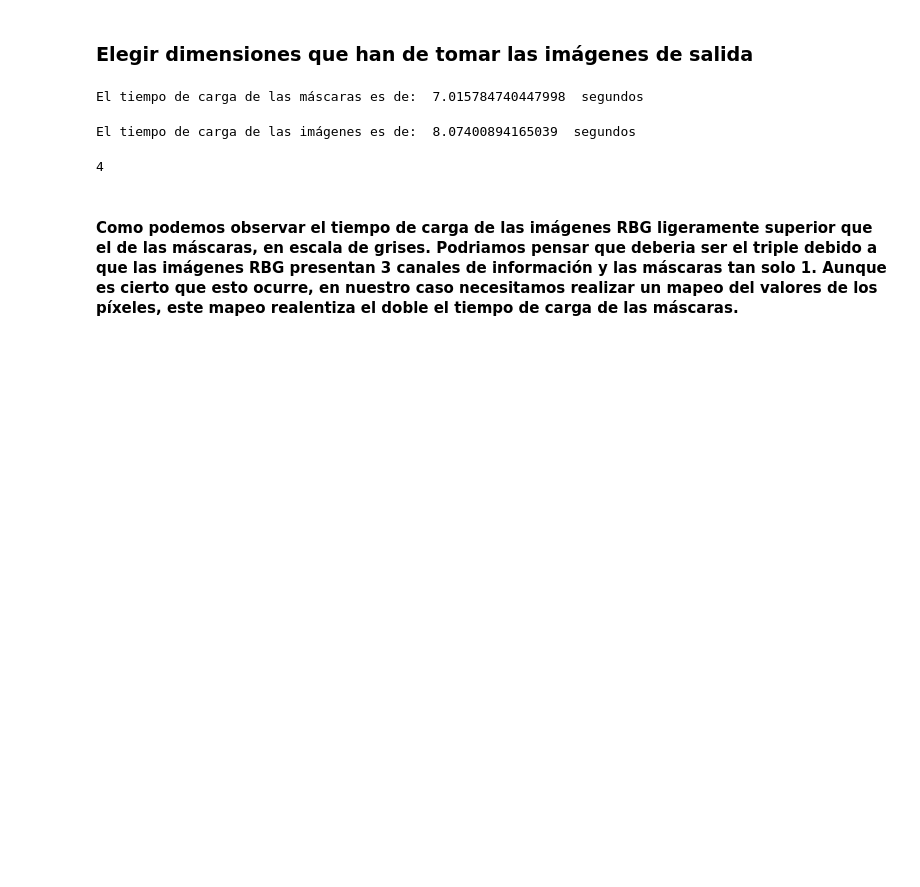
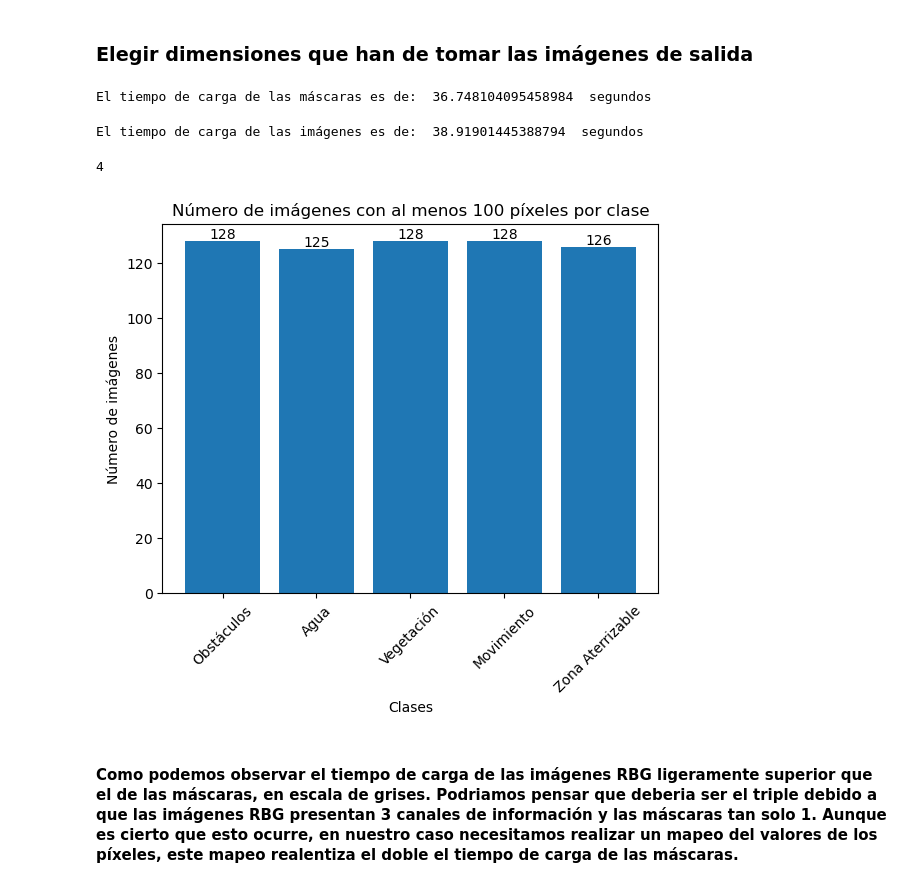
Before and after one commit to CarlosM2807/TrabajoFindeGrado2023-2024, a Jupyter notebook: main_tfg.ipynb, the cells around one changed output. Saved outputs shown, nothing was run; the diff lists cells and outputs as text; code cells hidden in the pictures; blank space fills up the shorter version.

```diff
--- a/main_tfg.ipynb
+++ b/main_tfg.ipynb
@@ -92,14 +106,14 @@ dim = (256,256)
 # %%
 # Rutas de las carpetas que contienen las imágenes
 
-path_mask = "Dataset/semantic_drone_dataset/semantic_drone_dataset/label_images_semantic"
-path_original_img = "Dataset/semantic_drone_dataset/semantic_drone_dataset/original_images"
+path_mask = "Dataset/semantic_drone_dataset/dataset_equilibrado/label_images_semantic"
+path_original_img = "Dataset/semantic_drone_dataset/dataset_equilibrado/original_images"
 
 # Medimos los tiempos para cargar las máscaras
 t_ini = time.time()
 
 # Cargar las imágenes de las etiquetas (máscaras) en escala de grises
-label_images = load_images(path_mask, is_mask, dim, map_pixels)
+label_images = load_images(path_mask, is_mask, dim, map_pixels_intermediate, map_pixels_final)
 
 t_fin = time.time()
 print("\nEl tiempo de carga de las máscaras es de: ", t_fin-t_ini, " segundos")
@@ -108,13 +122,13 @@ print("\nEl tiempo de carga de las máscaras es de: ", t_fin-t_ini, " segundos")
 is_mask = False
 
 t_ini = time.time()
-original_images = load_images(path_original_img, is_mask, dim, map_pixels)
+original_images = load_images(path_original_img, is_mask, dim, map_pixels_intermediate, map_pixels_final)
 t_fin = time.time()
 
 print("\nEl tiempo de carga de las imágenes es de: ", t_fin-t_ini, " segundos")
 # %% [output]
-El tiempo de carga de las máscaras es de:  7.015784740447998  segundos
+El tiempo de carga de las máscaras es de:  36.748104095458984  segundos
-El tiempo de carga de las imágenes es de:  8.07400894165039  segundos
+El tiempo de carga de las imágenes es de:  38.91901445388794  segundos
 # %%
 # Para encontrar el valor máximo de las máscaras y comprobamos que es 4, ya que tenemos 5 clases.
 # Si el pixel vale:
@@ -127,6 +141,35 @@ El tiempo de carga de las imágenes es de:  8.07400894165039  segundos
 max(np.max(mask) for mask in label_images)
 # %% [output]
 4
+# %%
+# Array en el que almacenamos cuantas imagenes tienen al menos 100 pixeles
+# En la posicion 0, las imagenes que tienen al menos 100 pixeles de la clase 0 y asi
+
+clases_count = []
+
+for i in range(5):
+    # Reinicia el contador en cada iteración de clase
+    count = 0
+    for mask in label_images:
+        if np.sum(np.array(mask) == i) > 10:
+            count += 1
+    clases_count.append(count)
+# %%
+labels = ["Obstáculos", "Agua", "Vegetación", "Movimiento", "Zona Aterrizable"]
+
+plt.bar(labels, clases_count)
+plt.xlabel('Clases')
+plt.ylabel('Número de imágenes')
+plt.title('Número de imágenes con al menos 100 píxeles por clase')
+plt.xticks(rotation=45)  # Para que las etiquetas del eje x estén inclinadas
+
+# Añadimos etiqueta
+for i, v in enumerate(clases_count):
+    plt.text(i, v + 1, str(v), color='black', ha='center')
+
+plt.show()
+# %% [output]
+[figure, added]
 # %% [markdown]
 #### Como podemos observar el tiempo de carga de las imágenes RBG ligeramente superior que el de las máscaras, en escala de grises. Podriamos pensar que deberia ser el triple debido a que las imágenes RBG presentan 3 canales de información y las máscaras tan solo 1. Aunque es cierto que esto ocurre, en nuestro caso necesitamos realizar un mapeo del valores de los píxeles, este mapeo realentiza el doble el tiempo de carga de las máscaras.
 # %%
```
Also changed, not shown: parts of 48 cells of this notebook.
